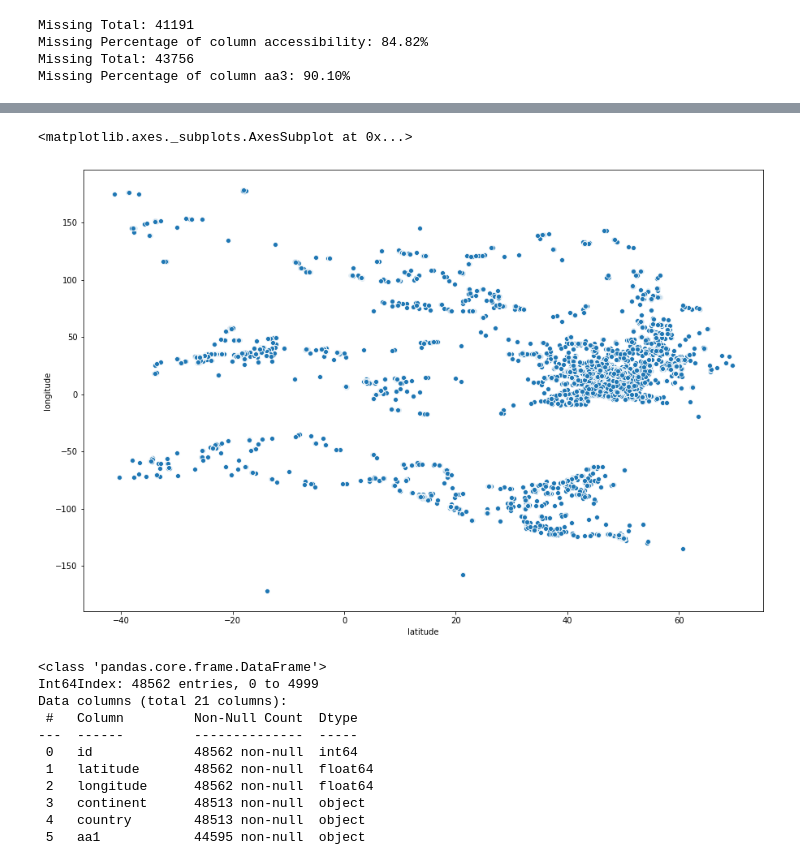
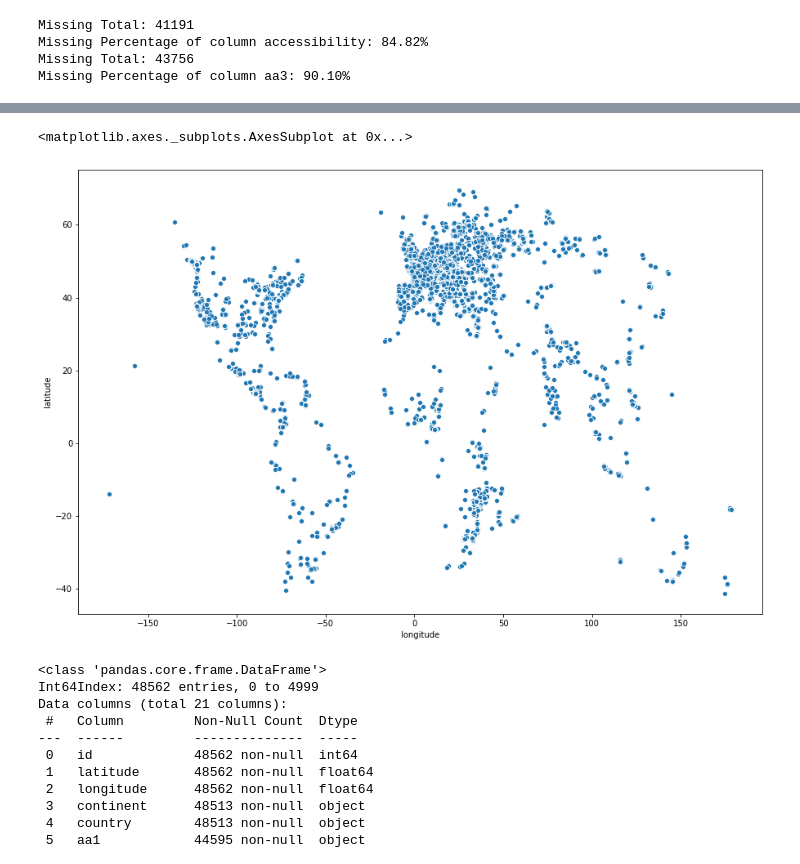
Before and after one commit to simonevaccari/Omdena_TrashOut, a Jupyter notebook: Omdena_Task0_UnderstandingData.ipynb, the cells around one changed output, grey strips where cells are left out. Drawn from its saved outputs; the diff is of its cells as text; code cells hidden in the pictures.

```diff
--- a/Omdena_Task0_UnderstandingData.ipynb
+++ b/Omdena_Task0_UnderstandingData.ipynb
@@ -307,12 +354,12 @@ world_combined.head()
 # %%
 #scatterplot to visualize our geospatial data
 import matplotlib.pyplot as plt
 import seaborn as sns
 plt.figure(figsize = (15,10))
-sns.scatterplot(world_combined['latitude'], world_combined['longitude'])
+sns.scatterplot(world_combined['longitude'], world_combined['latitude'])
 # %% [output]
 <matplotlib.axes._subplots.AxesSubplot at 0x...>
-[figure, old version]
+[figure, new version]
 # %%
 # Info on Features
 world_combined.info()
```
Also changed, not shown: parts of 17 cells of this notebook.
